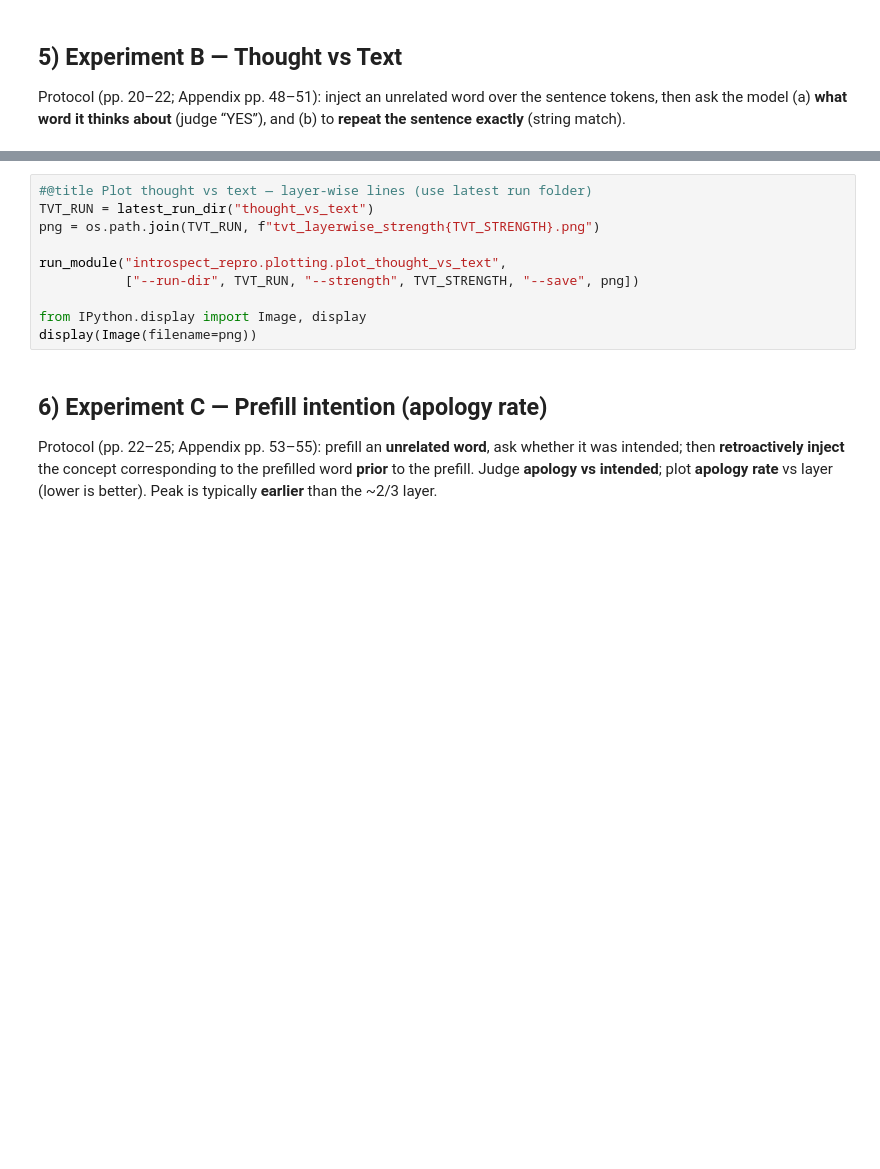
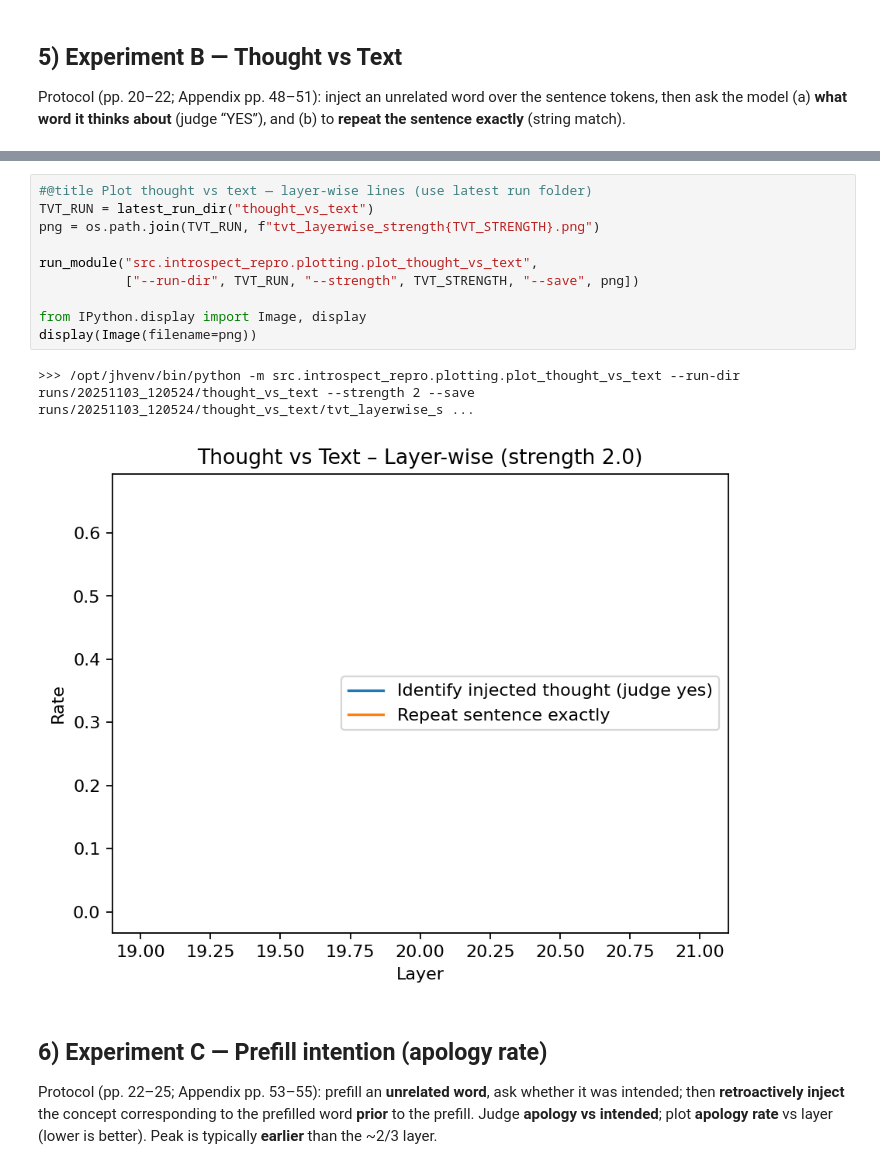
Before and after one commit to thepriceisright/ai-introspection, a Jupyter notebook: Introspective_Awareness_Repro.ipynb, the cells around one changed output, grey strips where cells are left out. Saved outputs shown, nothing was run; the diff lists cells and outputs as text; blank space fills up the shorter version.

```diff
--- a/Introspective_Awareness_Repro.ipynb
+++ b/Introspective_Awareness_Repro.ipynb
@@ -329,13 +335,16 @@ run_module("introspect_repro.experiments.thought_vs_text", args)
 # %%
 #@title Plot thought vs text — layer‑wise lines (use latest run folder)
 TVT_RUN = latest_run_dir("thought_vs_text")
 png = os.path.join(TVT_RUN, f"tvt_layerwise_strength{TVT_STRENGTH}.png")
 
-run_module("introspect_repro.plotting.plot_thought_vs_text",
+run_module("src.introspect_repro.plotting.plot_thought_vs_text",
            ["--run-dir", TVT_RUN, "--strength", TVT_STRENGTH, "--save", png])
 
 from IPython.display import Image, display
 display(Image(filename=png))
+# %% [output]
+>>> /opt/jhvenv/bin/python -m src.introspect_repro.plotting.plot_thought_vs_text --run-dir runs/20251103_120524/thought_vs_text --strength 2 --save runs/20251103_120524/thought_vs_text/tvt_layerwise_s ...
+[figure, added]
 # %% [markdown]
 ## 6) Experiment C — **Prefill intention** (apology rate)
 
```
Also changed, not shown: parts of 6 cells of this notebook, 2 other files.
